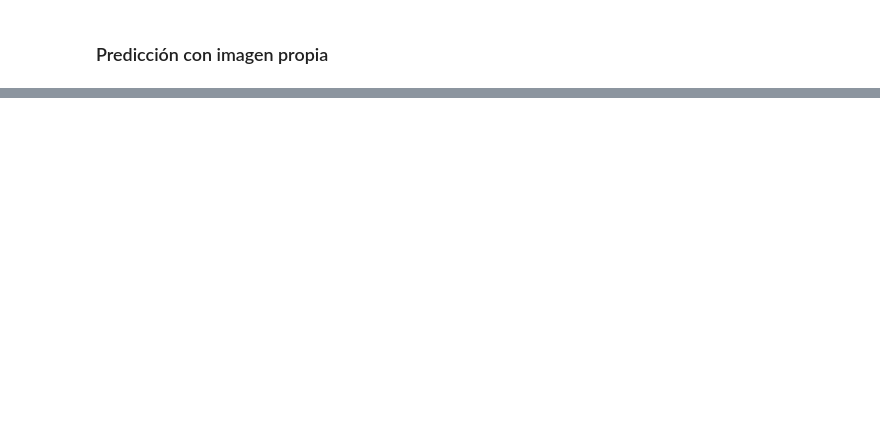
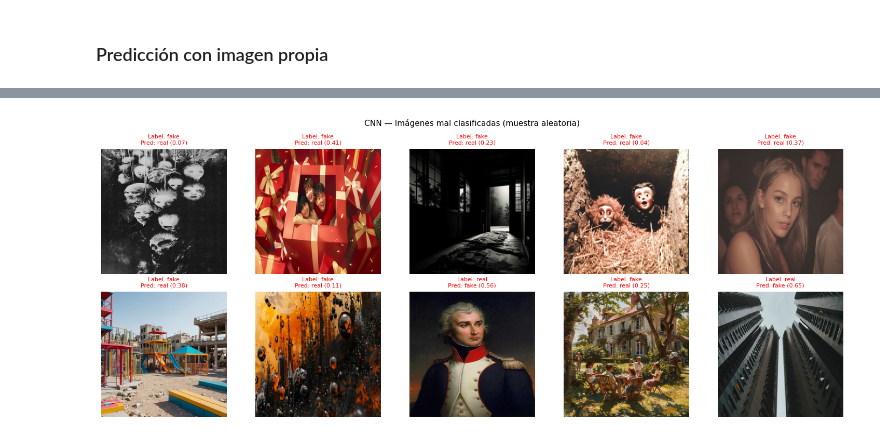
Before and after one commit to lcaminoa/ai-image-detection, a Jupyter notebook: notebooks/99_test_mlp_temp.ipynb, the cells around one changed output, grey strips where cells are left out. Cells and saved outputs as stored; diff of their text form; code cells hidden in the pictures; blank space fills up the shorter version.

```diff
--- a/notebooks/99_test_mlp_temp.ipynb
+++ b/notebooks/99_test_mlp_temp.ipynb
@@ -150,0 +167,39 @@ plt.show()
+# %%
+import random
+from src.config import IMAGENET_MEAN, IMAGENET_STD
+
+n = 10
+dataset      = ImageDataset("test")
+INT_TO_LABEL = {0: "real", 1: "fake"}
+
+mean = torch.tensor(IMAGENET_MEAN).view(3, 1, 1)
+std  = torch.tensor(IMAGENET_STD).view(3, 1, 1)
+
+# Recorre el dataset en orden aleatorio hasta recolectar n mal clasificadas
+errores = []
+cnn_model.eval()
+with torch.no_grad():
+    for idx in random.sample(range(len(dataset)), len(dataset)):
+        if len(errores) == n:
+            break
+        img_tensor, label_int = dataset[idx]
+        prob = cnn_model(img_tensor.unsqueeze(0)).sigmoid().item()
+        pred = "fake" if prob >= 0.5 else "real"
+        real = INT_TO_LABEL[label_int]
+        if pred != real:
+            errores.append((img_tensor, real, pred, prob))
+
+fig, axes = plt.subplots(2, 5, figsize=(15, 6))
+axes = axes.flatten()
+
+for i, (img_tensor, real, pred, prob) in enumerate(errores):
+    img_np = (img_tensor * std + mean).permute(1, 2, 0).clamp(0, 1).numpy()
+    axes[i].imshow(img_np)
+    axes[i].set_title(f"Label: {real}\nPred: {pred} ({prob:.2f})", fontsize=8, color="red")
+    axes[i].axis("off")
+
+plt.suptitle("CNN — Imágenes mal clasificadas (muestra aleatoria)", fontsize=11)
+plt.tight_layout()
+plt.show()
+# %% [output]
+[figure, added]
```
Also changed, not shown: parts of 9 cells of this notebook, 7 other files.
